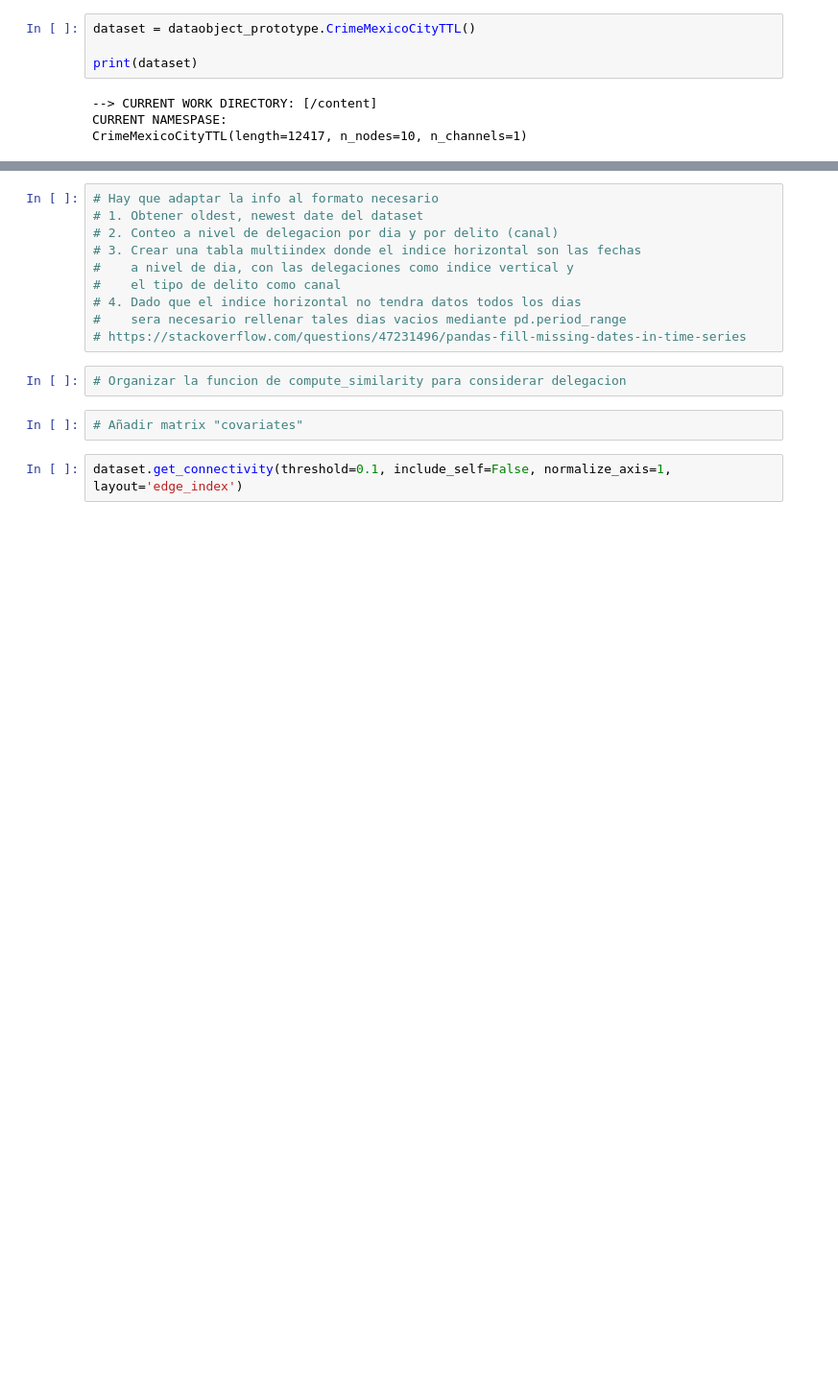
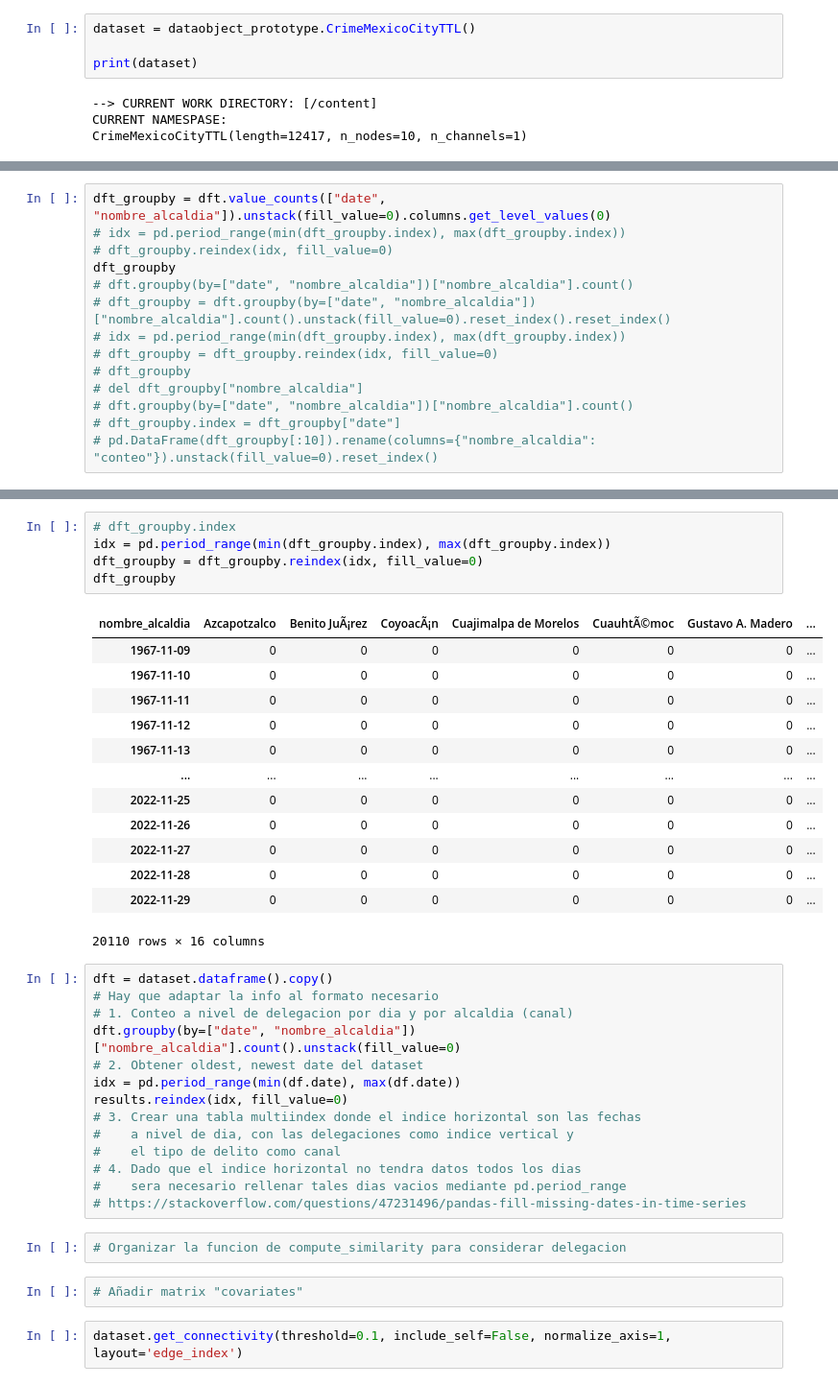
Before and after one commit to Osw1997/tsl, a Jupyter notebook: examples/notebooks/replication_notebook.ipynb, the cells around one changed output, grey strips where cells are left out. Shown: that part at 96% size. Drawn from its saved outputs; the diff is of its cells as text; blank space fills up the shorter version.

```diff
--- a/examples/notebooks/replication_notebook.ipynb
+++ b/examples/notebooks/replication_notebook.ipynb
@@ -77,0 +80,14 @@ CrimeMexicoCityTTL(length=12417, n_nodes=10, n_channels=1)
+# %%
+dft_groupby = dft.value_counts(["date", "nombre_alcaldia"]).unstack(fill_value=0).columns.get_level_values(0)
+# idx = pd.period_range(min(dft_groupby.index), max(dft_groupby.index))
+# dft_groupby.reindex(idx, fill_value=0)
+dft_groupby
+# dft.groupby(by=["date", "nombre_alcaldia"])["nombre_alcaldia"].count()
+# dft_groupby = dft.groupby(by=["date", "nombre_alcaldia"])["nombre_alcaldia"].count().unstack(fill_value=0).reset_index().reset_index()
+# idx = pd.period_range(min(dft_groupby.index), max(dft_groupby.index))
+# dft_groupby = dft_groupby.reindex(idx, fill_value=0)
+# dft_groupby
+# del dft_groupby["nombre_alcaldia"]
+# dft.groupby(by=["date", "nombre_alcaldia"])["nombre_alcaldia"].count()
+# dft_groupby.index = dft_groupby["date"]
+# pd.DataFrame(dft_groupby[:10]).rename(columns={"nombre_alcaldia": "conteo"}).unstack(fill_value=0).reset_index()
@@ -78,7 +100,30 @@ CrimeMexicoCityTTL(length=12417, n_nodes=10, n_channels=1)
+# %%
+# dft_groupby.index
+idx = pd.period_range(min(dft_groupby.index), max(dft_groupby.index))
+dft_groupby = dft_groupby.reindex(idx, fill_value=0)
+dft_groupby
+# %% [output]
+| nombre_alcaldia | Azcapotzalco | Benito JuÃ¡rez | CoyoacÃ¡n | Cuajimalpa de Morelos | CuauhtÃ©moc | Gustavo A. Madero | ... |
+| 1967-11-09 | 0 | 0 | 0 | 0 | 0 | 0 | ... |
+| 1967-11-10 | 0 | 0 | 0 | 0 | 0 | 0 | ... |
+| 1967-11-11 | 0 | 0 | 0 | 0 | 0 | 0 | ... |
+| 1967-11-12 | 0 | 0 | 0 | 0 | 0 | 0 | ... |
+| 1967-11-13 | 0 | 0 | 0 | 0 | 0 | 0 | ... |
+| ... | ... | ... | ... | ... | ... | ... | ... |
+| 2022-11-25 | 0 | 0 | 0 | 0 | 0 | 0 | ... |
+| 2022-11-26 | 0 | 0 | 0 | 0 | 0 | 0 | ... |
+| 2022-11-27 | 0 | 0 | 0 | 0 | 0 | 0 | ... |
+| 2022-11-28 | 0 | 0 | 0 | 0 | 0 | 0 | ... |
+| 2022-11-29 | 0 | 0 | 0 | 0 | 0 | 0 | ... |
+20110 rows × 16 columns
 # %%
+dft = dataset.dataframe().copy()
 # Hay que adaptar la info al formato necesario
-# 1. Obtener oldest, newest date del dataset
-# 2. Conteo a nivel de delegacion por dia y por delito (canal)
+# 1. Conteo a nivel de delegacion por dia y por alcaldia (canal)
+dft.groupby(by=["date", "nombre_alcaldia"])["nombre_alcaldia"].count().unstack(fill_value=0)
+# 2. Obtener oldest, newest date del dataset
+idx = pd.period_range(min(df.date), max(df.date))
+results.reindex(idx, fill_value=0)
 # 3. Crear una tabla multiindex donde el indice horizontal son las fechas
 #    a nivel de dia, con las delegaciones como indice vertical y
 #    el tipo de delito como canal
```
Also changed, not shown: parts of 4 cells of this notebook.
